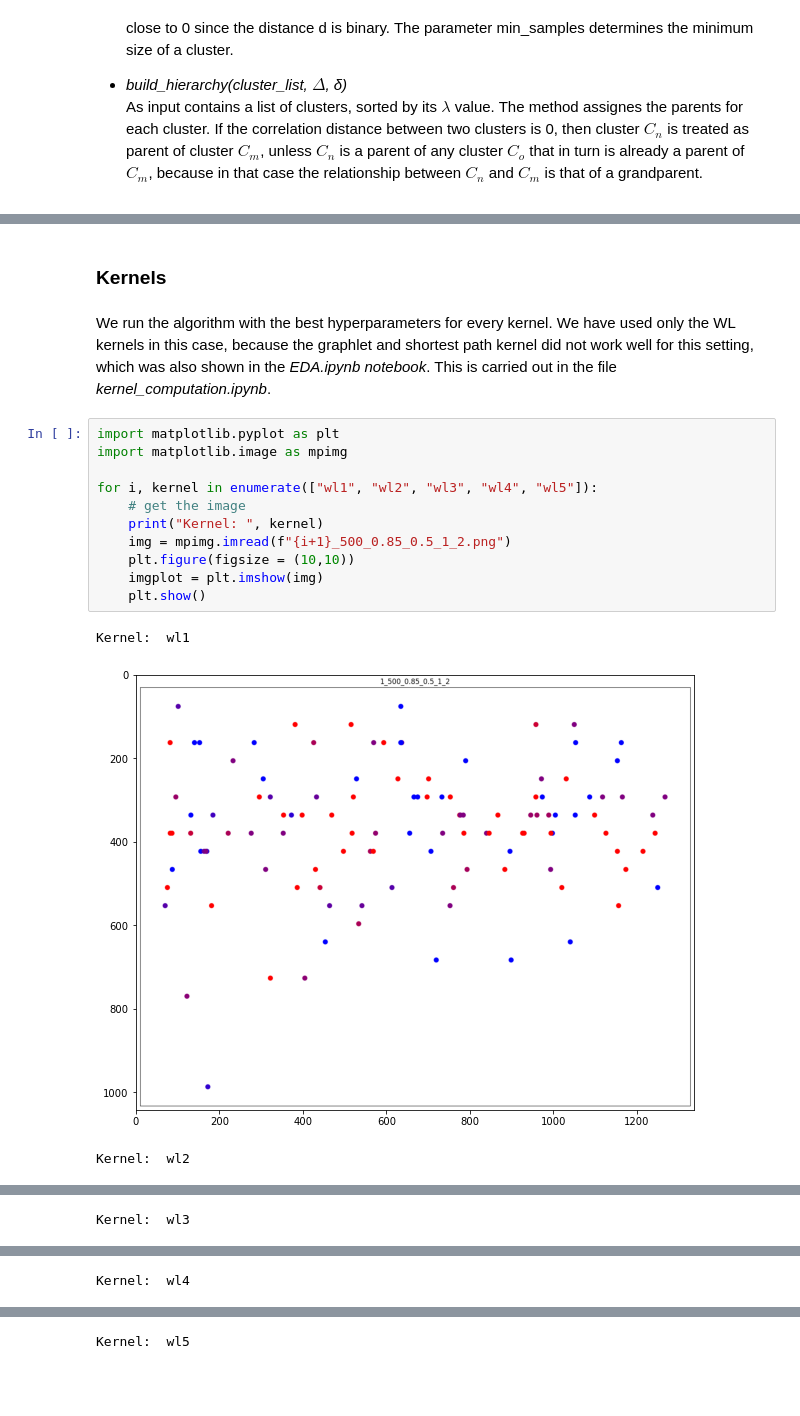
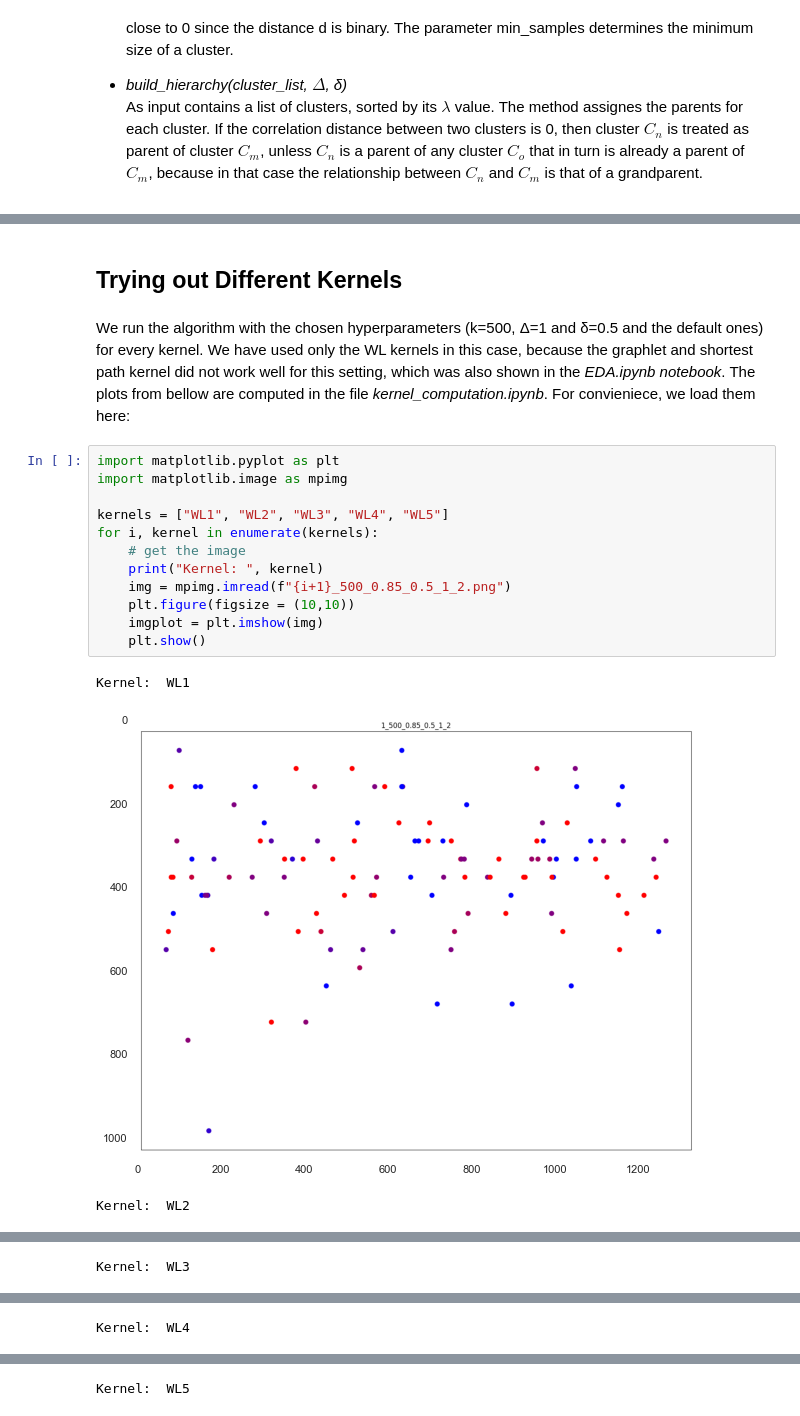
Before and after one commit to mozzafiato/DataMiningAssignment, a Jupyter notebook: ERiC/EDA_ERiC.ipynb, the cells around one changed output, grey strips where cells are left out. Cells and saved outputs as stored; diff of their text form; blank space fills up the shorter version.

```diff
--- a/ERiC/EDA_ERiC.ipynb
+++ b/ERiC/EDA_ERiC.ipynb
@@ -42,19 +42,20 @@ The algorithm takes up a lot of memory, since we focues on making it run faster,
 # %% [markdown]
-### Kernels
+## Trying out Different Kernels
 # %% [markdown]
-We run the algorithm with the best hyperparameters for every kernel. We have used only the WL kernels in this case, because the graphlet and shortest path kernel did not work well for this setting, which was also shown in the *EDA.ipynb notebook*. This is carried out in the file *kernel_computation.ipynb*.
+We run the algorithm with the chosen hyperparameters (k=500, Δ=1 and δ=0.5 and the default ones) for every kernel. We have used only the WL kernels in this case, because the graphlet and shortest path kernel did not work well for this setting, which was also shown in the *EDA.ipynb notebook*. The plots from bellow are computed in the file *kernel_computation.ipynb*. For convieniece, we load them here:
 # %%
 import matplotlib.pyplot as plt
 import matplotlib.image as mpimg
 
-for i, kernel in enumerate(["wl1", "wl2", "wl3", "wl4", "wl5"]):
+kernels = ["WL1", "WL2", "WL3", "WL4", "WL5"]
+for i, kernel in enumerate(kernels):
     # get the image
     print("Kernel: ", kernel)
     img = mpimg.imread(f"{i+1}_500_0.85_0.5_1_2.png")
     plt.figure(figsize = (10,10))
     imgplot = plt.imshow(img)
     plt.show()
 # %% [output]
-Kernel:  wl1
+Kernel:  WL1
-[figure, old version]
+[figure, new version]
-Kernel:  wl2
+Kernel:  WL2
@@ -62 +63 @@ Kernel:  wl2
-Kernel:  wl3
+Kernel:  WL3
@@ -64 +65 @@ Kernel:  wl3
-Kernel:  wl4
+Kernel:  WL4
@@ -66 +67 @@ Kernel:  wl4
-Kernel:  wl5
+Kernel:  WL5
```
Also changed, not shown: parts of 33 cells of this notebook.
